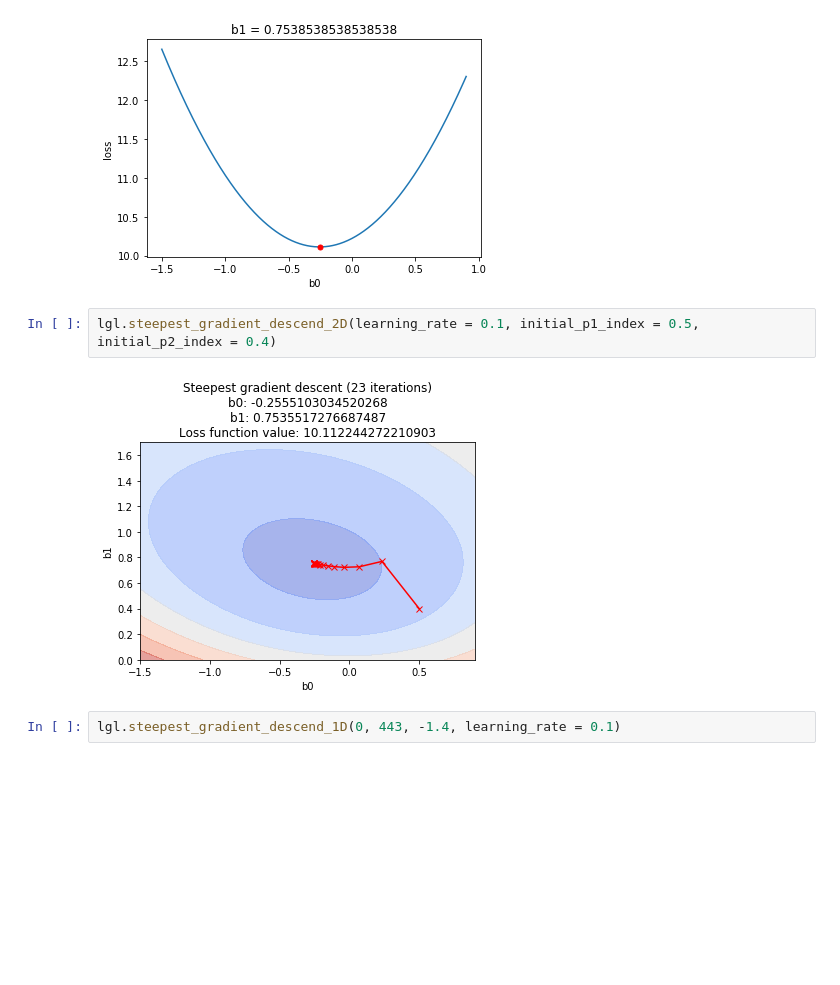
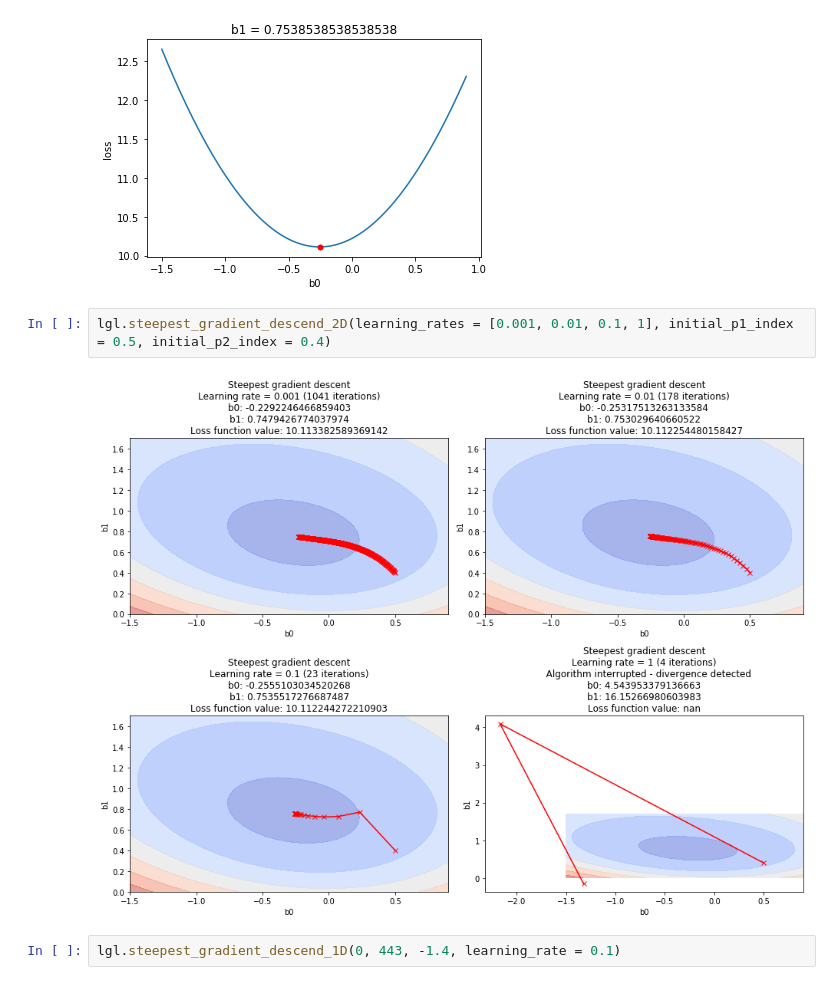
Before and after one commit to pablosuau/training, a Jupyter notebook: machine_learning/03_ml_theory/01_gradient_descent/01_loss_functions.ipynb, the cells around one changed output. Cells and saved outputs as stored; diff of their text form; blank space fills up the shorter version.

Commit message:
feat: display multiple learning rates results for 2d gradient descent

```diff
--- a/machine_learning/03_ml_theory/01_gradient_descent/01_loss_functions.ipynb
+++ b/machine_learning/03_ml_theory/01_gradient_descent/01_loss_functions.ipynb
@@ -446,9 +473,9 @@ b0: -0.25555555555555554
 Loss function value: 10.112244577921873
 [figure]
 # %%
-lgl.steepest_gradient_descend_2D(learning_rate = 0.1, initial_p1_index = 0.5, initial_p2_index = 0.4)
+lgl.steepest_gradient_descend_2D(learning_rates = [0.001, 0.01, 0.1, 1], initial_p1_index = 0.5, initial_p2_index = 0.4)
 # %% [output]
-[figure, old version]
+[figure, new version]
 # %%
 lgl.steepest_gradient_descend_1D(0, 443, -1.4, learning_rate = 0.1)
 # %% [output]
```
Also changed, not shown: parts of 3 cells of this notebook.
